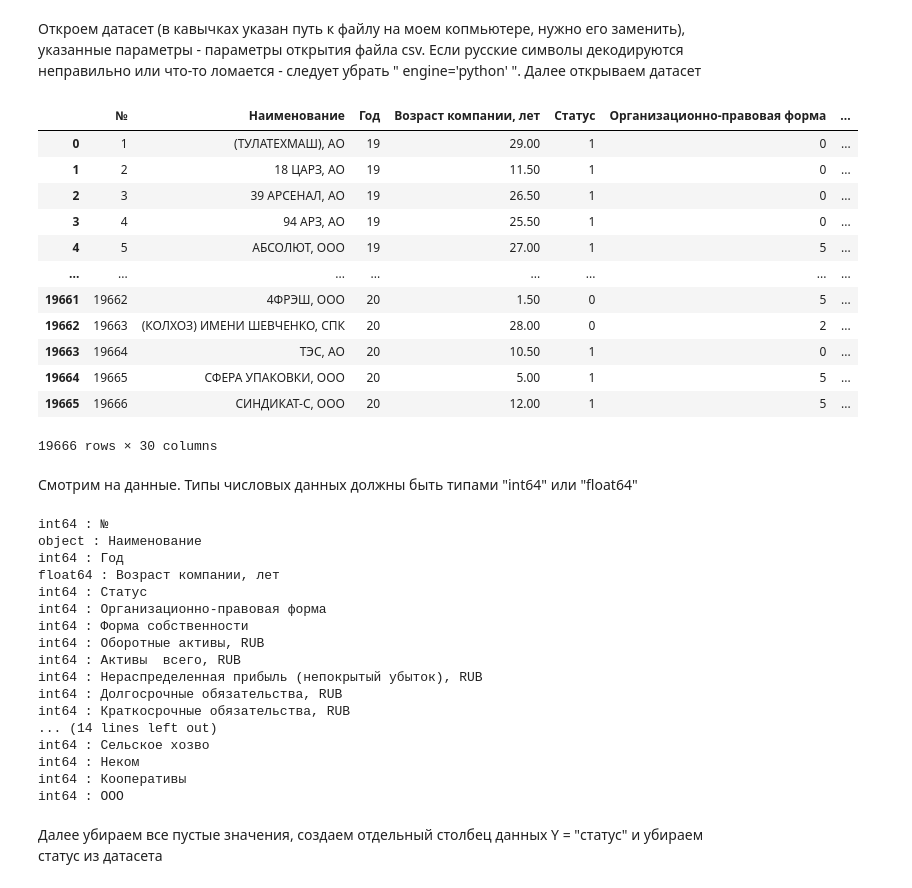
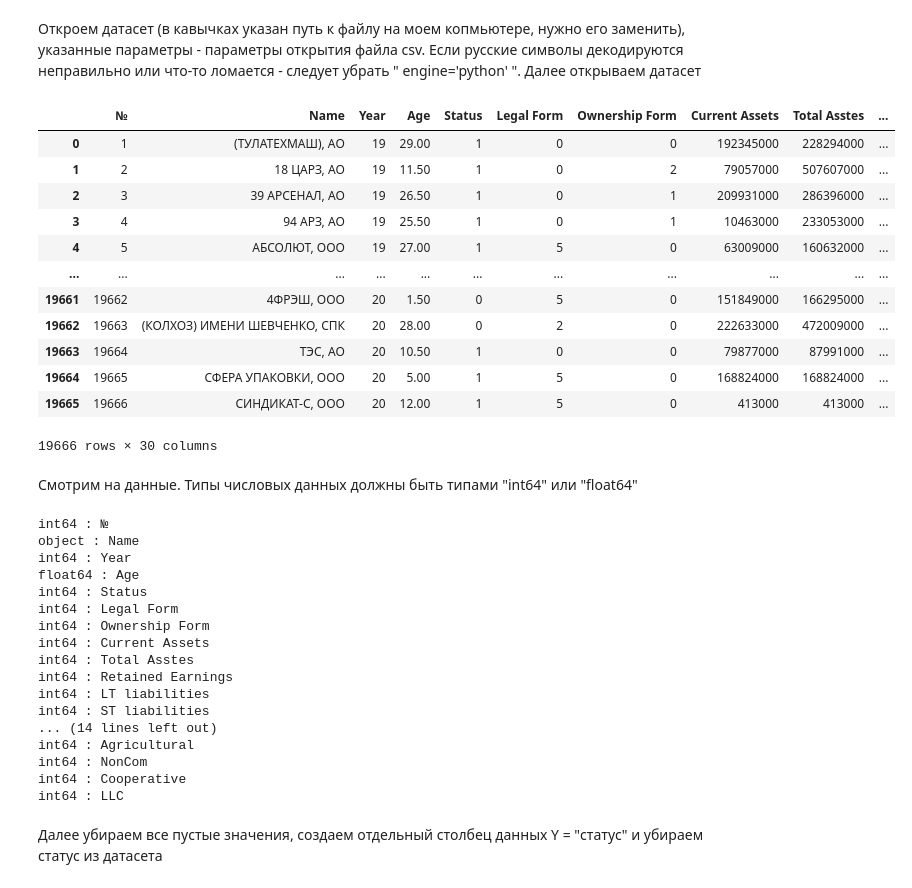
Before and after one commit to dariagerasimenko/Econ_projects, a Jupyter notebook: Econometrics 2021/Preliminary_analysis_of_data.ipynb, the cells around one changed output. Cells and saved outputs as stored; diff of their text form; code cells hidden in the pictures.

```diff
--- a/Econometrics 2021/Preliminary_analysis_of_data.ipynb
+++ b/Econometrics 2021/Preliminary_analysis_of_data.ipynb
@@ -16,21 +16,21 @@ Populating the interactive namespace from numpy and matplotlib
 # %% [markdown]
 Откроем датасет (в кавычках указан путь к файлу на моем копмьютере, нужно его заменить), указанные параметры - параметры открытия файла csv. Если русские символы декодируются неправильно или что-то ломается - следует убрать " engine='python' ". Далее открываем датасет
 # %%
-df=pd.read_excel('dataset_new.xlsx')
+df=pd.read_excel('dataset_4.xlsx')
 df
 # %% [output]
-|  | № | Наименование | Год | Возраст компании, лет | Статус | Организационно-правовая форма | ... |
-| 0 | 1 | (ТУЛАТЕХМАШ), АО | 19 | 29.00 | 1 | 0 | ... |
-| 1 | 2 | 18 ЦАРЗ, АО | 19 | 11.50 | 1 | 0 | ... |
-| 2 | 3 | 39 АРСЕНАЛ, АО | 19 | 26.50 | 1 | 0 | ... |
-| 3 | 4 | 94 АРЗ, АО | 19 | 25.50 | 1 | 0 | ... |
-| 4 | 5 | АБСОЛЮТ, ООО | 19 | 27.00 | 1 | 5 | ... |
-| ... | ... | ... | ... | ... | ... | ... | ... |
-| 19661 | 19662 | 4ФРЭШ, ООО | 20 | 1.50 | 0 | 5 | ... |
-| 19662 | 19663 | (КОЛХОЗ) ИМЕНИ ШЕВЧЕНКО, СПК | 20 | 28.00 | 0 | 2 | ... |
-| 19663 | 19664 | ТЭС, АО | 20 | 10.50 | 1 | 0 | ... |
-| 19664 | 19665 | СФЕРА УПАКОВКИ, ООО | 20 | 5.00 | 1 | 5 | ... |
-| 19665 | 19666 | СИНДИКАТ-С, ООО | 20 | 12.00 | 1 | 5 | ... |
+|  | № | Name | Year | Age | Status | Legal Form | Ownership Form | Current Assets | Total Asstes | ... |
+| 0 | 1 | (ТУЛАТЕХМАШ), АО | 19 | 29.00 | 1 | 0 | 0 | 192345000 | 228294000 | ... |
+| 1 | 2 | 18 ЦАРЗ, АО | 19 | 11.50 | 1 | 0 | 2 | 79057000 | 507607000 | ... |
+| 2 | 3 | 39 АРСЕНАЛ, АО | 19 | 26.50 | 1 | 0 | 1 | 209931000 | 286396000 | ... |
+| 3 | 4 | 94 АРЗ, АО | 19 | 25.50 | 1 | 0 | 1 | 10463000 | 233053000 | ... |
+| 4 | 5 | АБСОЛЮТ, ООО | 19 | 27.00 | 1 | 5 | 0 | 63009000 | 160632000 | ... |
+| ... | ... | ... | ... | ... | ... | ... | ... | ... | ... | ... |
+| 19661 | 19662 | 4ФРЭШ, ООО | 20 | 1.50 | 0 | 5 | 0 | 151849000 | 166295000 | ... |
+| 19662 | 19663 | (КОЛХОЗ) ИМЕНИ ШЕВЧЕНКО, СПК | 20 | 28.00 | 0 | 2 | 0 | 222633000 | 472009000 | ... |
+| 19663 | 19664 | ТЭС, АО | 20 | 10.50 | 1 | 0 | 0 | 79877000 | 87991000 | ... |
+| 19664 | 19665 | СФЕРА УПАКОВКИ, ООО | 20 | 5.00 | 1 | 5 | 0 | 168824000 | 168824000 | ... |
+| 19665 | 19666 | СИНДИКАТ-С, ООО | 20 | 12.00 | 1 | 5 | 0 | 413000 | 413000 | ... |
 19666 rows × 30 columns
 # %% [markdown]
 Смотрим на данные. Типы числовых данных должны быть типами "int64" или "float64"
@@ -39,22 +39,22 @@ for i in df.columns:
     print(df[i].dtype, ':', i)
 # %% [output]
 int64 : №
-object : Наименование
-int64 : Год
-float64 : Возраст компании, лет
-int64 : Статус
-int64 : Организационно-правовая форма
-int64 : Форма собственности
-int64 : Оборотные активы, RUB
-int64 : Активы  всего, RUB
-int64 : Нераспределенная прибыль (непокрытый убыток), RUB
-int64 : Долгосрочные обязательства, RUB
-int64 : Краткосрочные обязательства, RUB
+object : Name
+int64 : Year
+float64 : Age
+int64 : Status
+int64 : Legal Form
+int64 : Ownership Form
+int64 : Current Assets
+int64 : Total Asstes
+int64 : Retained Earnings
+int64 : LT liabilities
+int64 : ST liabilities
 ... (14 lines left out)
-int64 : Сельское хозво
-int64 : Неком
-int64 : Кооперативы
-int64 : ООО
+int64 : Agricultural
+int64 : NonCom
+int64 : Cooperative
+int64 : LLC
 # %% [markdown]
 Далее убираем все пустые значения, создаем отдельный столбец данных Y = "статус" и убираем статус из датасета
 # %%
```
Also changed, not shown: parts of 15 cells of this notebook.
